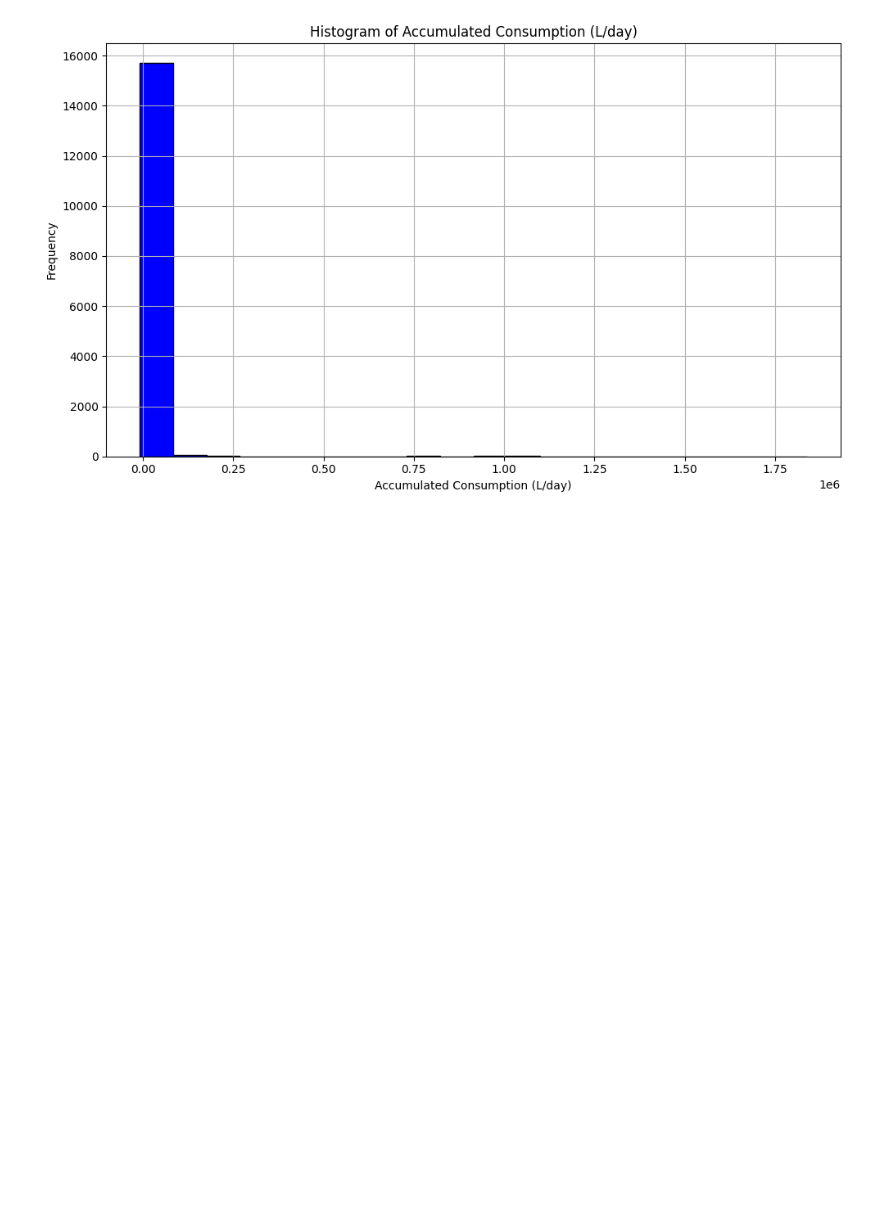
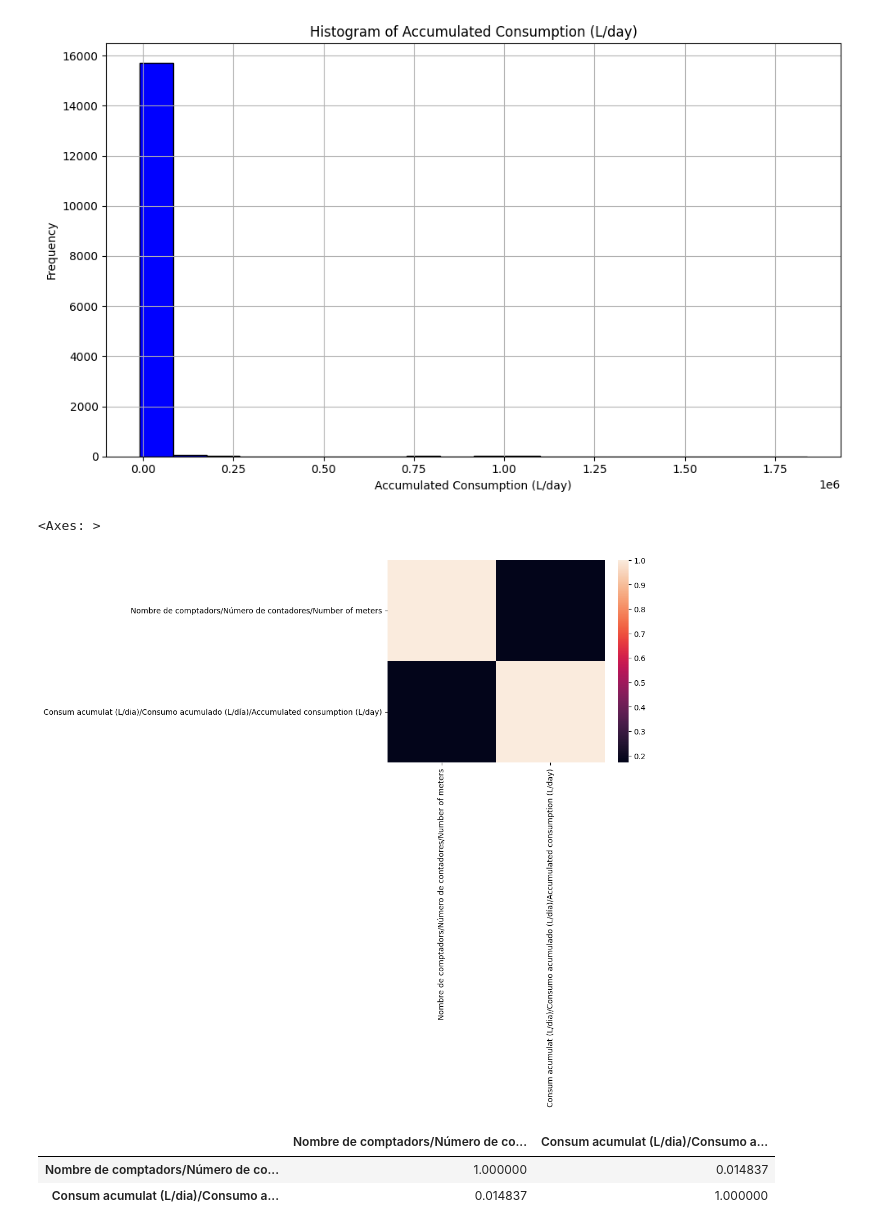
Before and after one commit to yuyanwang03/drop-by-drop, a Jupyter notebook: visualization.ipynb, the cells around one changed output. Saved outputs shown, nothing was run; the diff lists cells and outputs as text; code cells hidden in the pictures; blank space fills up the shorter version.

```diff
--- a/visualization.ipynb
+++ b/visualization.ipynb
@@ -65,3 +67,14 @@ plt.tight_layout()
 plt.show()
 # %% [output]
 [figure]
+# %%
+sns.heatmap(daily_economic.corr(numeric_only=True))
+# %% [output]
+<Axes: >
+[figure, added]
+# %%
+daily.corr(numeric_only=True)
+# %% [output]
+|  | Nombre de comptadors/Número de co... | Consum acumulat (L/dia)/Consumo a... |
+| Nombre de comptadors/Número de co... | 1.000000 | 0.014837 |
+| Consum acumulat (L/dia)/Consumo a... | 0.014837 | 1.000000 |
```
Also changed, not shown: parts of 8 cells of this notebook, 1 other file.
